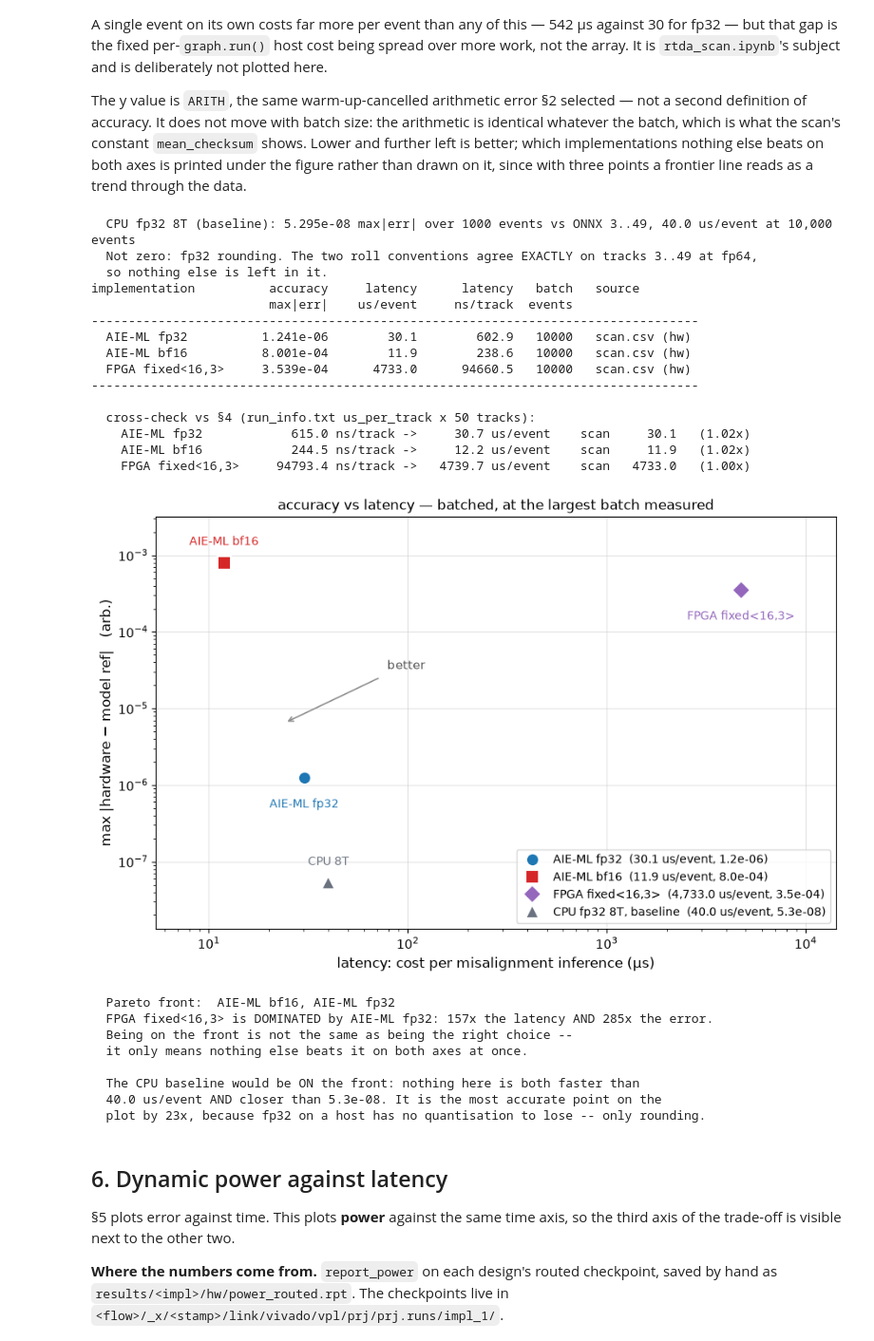
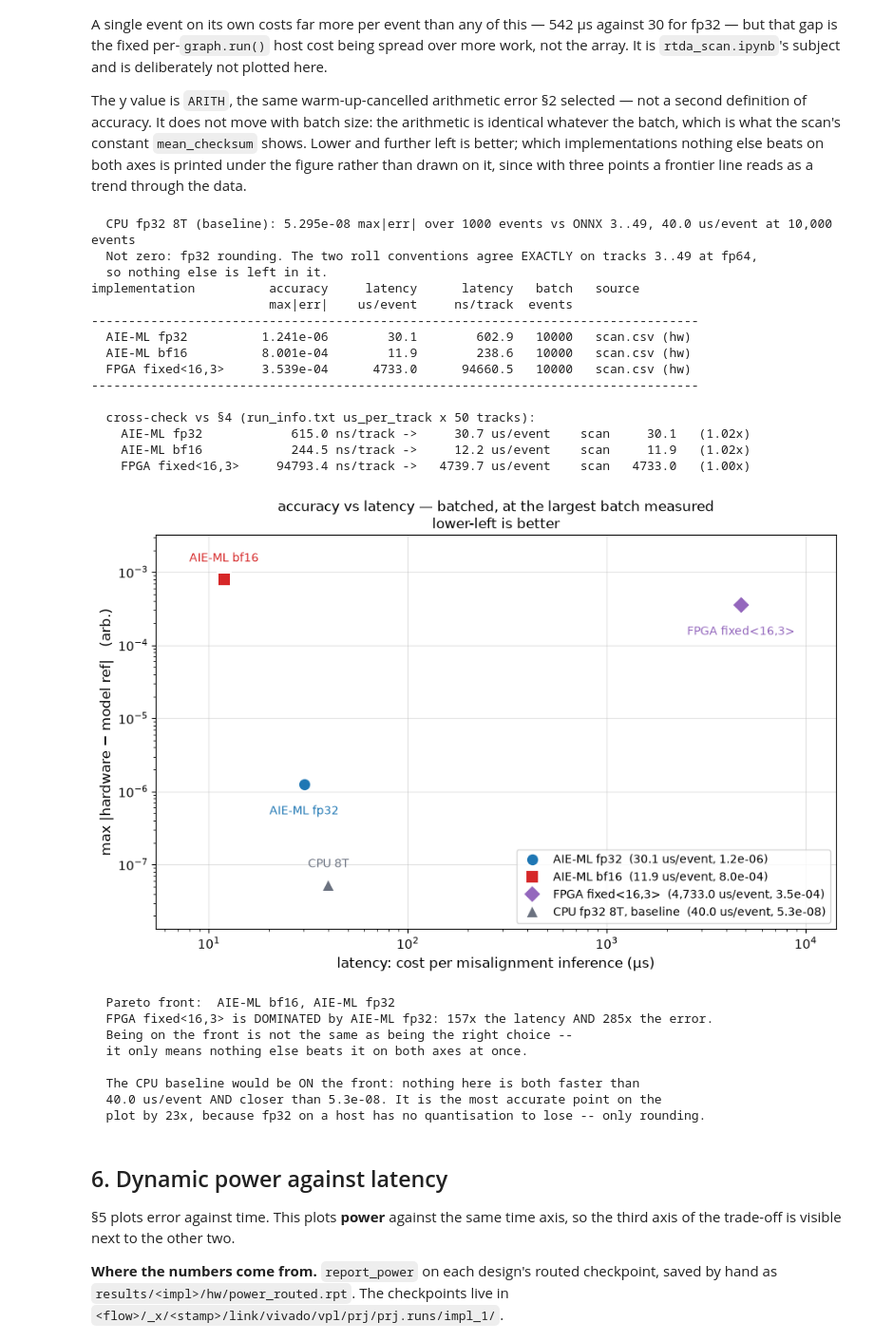
Before and after one commit to AkshayMalige/rtda_demo, a Jupyter notebook: analysis/rtda_compare.ipynb, the cells around one changed output. Shown at 95% size. Saved outputs shown, nothing was run; the diff lists cells and outputs as text; code cells hidden in the pictures.

```diff
--- a/analysis/rtda_compare.ipynb
+++ b/analysis/rtda_compare.ipynb
@@ -985,8 +985,8 @@ else:
     ax.set_xlabel('latency: cost per misalignment inference (µs)', fontsize=12)
     ax.set_ylabel('max |hardware − model ref|   (arb.)', fontsize=12)
     ax.tick_params(axis='both', which='major', labelsize=11)
-    ax.set_title('accuracy vs latency — batched, at the largest batch measured',
-                 fontsize=12.5)
+    ax.set_title('accuracy vs latency — batched, at the largest batch measured\n'
+                 'lower-left is better', fontsize=12.5)
     # Grid on the LABELLED ticks only. On a log axis the minor ticks carry no
     # number, so a line at each of them is texture rather than a reference the
     # reader can use.
@@ -996,14 +996,9 @@ else:
     # DATA, and a lone point in the top right is cheap for it to cover. The lower
     # right is empty in this design and is pinned explicitly.
     ax.legend(fontsize=10, loc='lower right')
-    # Better is down-and-left, and on a log-log trade-off plot that is worth
-    # saying once rather than leaving the reader to work out the polarity.
-    # Moved off the lower-left: that corner now holds the CPU point, and the
-    # arrow head landed on its marker.
-    ax.annotate('better', xy=(.34, .63), xycoords='axes fraction', fontsize=11,
-                color='0.35', ha='left')
-    ax.annotate('', xy=(.19, .50), xytext=(.33, .61), xycoords='axes fraction',
-                arrowprops=dict(arrowstyle='->', color='0.55', lw=1.2))
+    # No 'better' arrow. It was moved once already to keep clear of the CPU
+    # marker and still crossed the empty middle of the panel drawing the eye to
+    # nothing. The polarity is in the subtitle instead.
     _save = globals().get('save_fig',
                           lambda f, n: f.savefig(OUTD / n, dpi=140, bbox_inches='tight'))
     _save(fig, 'accuracy_vs_latency.png')
@@ -1025,34 +1020,34 @@ else:
     # and is deliberately not one of them -- but it is now on the plot, so
     # whether it would sit on the front is stated rather than left to the eye.
     if CPU_LAT and CPU_ERR:
         beats = [i for i in LAT if LAT[i]['us_ev'] <= CPU_LAT['us_ev']
                  and ARITH[i]['worst'] <= CPU_ERR['worst']]
         if beats:
             print(f'\n  The CPU baseline is dominated by '
                   f'{", ".join(LABEL[i] for i in beats)}.')
         else:
             print(f'\n  The CPU baseline would be ON the front: nothing here is both '
                   f'faster than\n  {CPU_LAT["us_ev"]:.1f} us/event AND closer than '
                   f'{CPU_ERR["worst"]:.1e}. It is the most accurate point on the\n'
                   f'  plot by {min(ARITH[i]["worst"] for i in LAT)/CPU_ERR["worst"]:.0f}x, '
                   f'because fp32 on a host has no quantisation to lose -- only rounding.')
 # %% [output]
   CPU fp32 8T (baseline): 5.295e-08 max|err| over 1000 events vs ONNX 3..49, 40.0 us/event at 10,000 events
   Not zero: fp32 rounding. The two roll conventions agree EXACTLY on tracks 3..49 at fp64,
   so nothing else is left in it.
 implementation          accuracy     latency      latency   batch   source
                         max|err|    us/event     ns/track  events
 ----------------------------------------------------------------------------------
   AIE-ML fp32          1.241e-06        30.1        602.9   10000   scan.csv (hw)
   AIE-ML bf16          8.001e-04        11.9        238.6   10000   scan.csv (hw)
   FPGA fixed<16,3>     3.539e-04      4733.0      94660.5   10000   scan.csv (hw)
 ----------------------------------------------------------------------------------
 
   cross-check vs §4 (run_info.txt us_per_track x 50 tracks):
     AIE-ML fp32            615.0 ns/track ->     30.7 us/event    scan     30.1   (1.02x)
     AIE-ML bf16            244.5 ns/track ->     12.2 us/event    scan     11.9   (1.02x)
     FPGA fixed<16,3>     94793.4 ns/track ->   4739.7 us/event    scan   4733.0   (1.00x)
-[figure, old version]
+[figure, new version]
   Pareto front:  AIE-ML bf16, AIE-ML fp32
   FPGA fixed<16,3> is DOMINATED by AIE-ML fp32: 157x the latency AND 285x the error.
   Being on the front is not the same as being the right choice --
```
Also changed, not shown: parts of 1 cell of this notebook.
